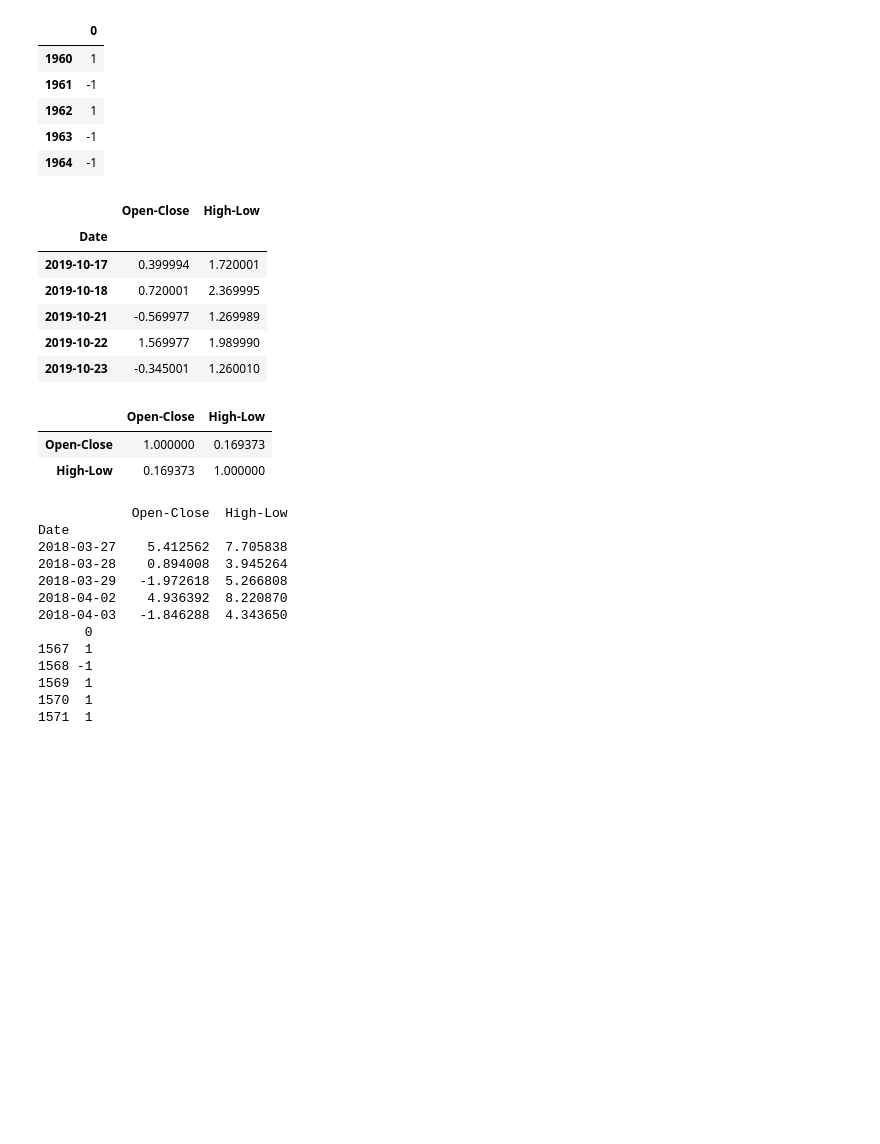
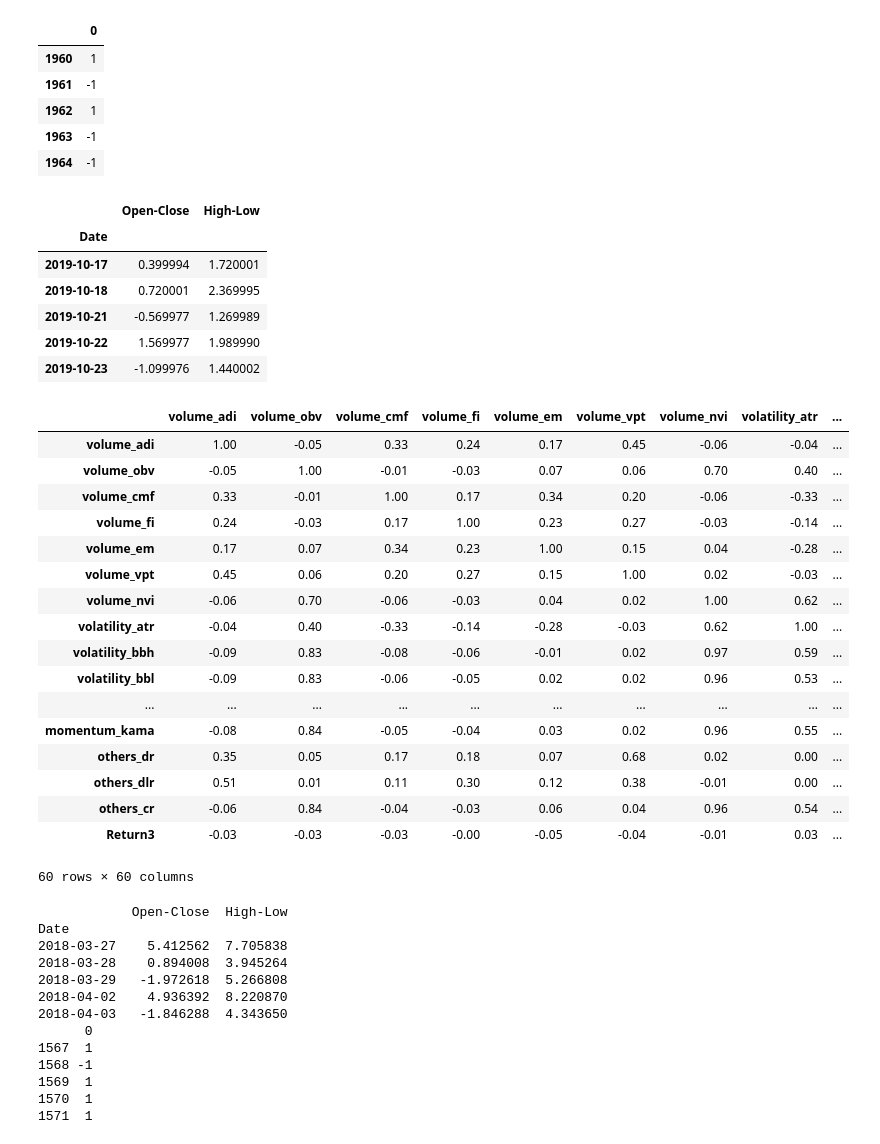
Before and after one commit to ferlucio2019/ejemplo2, a Jupyter notebook: primer_modelo.ipynb, the cells around one changed output. Cells and saved outputs as stored; diff of their text form; code cells hidden in the pictures; blank space fills up the shorter version.

```diff
--- a/primer_modelo.ipynb
+++ b/primer_modelo.ipynb
@@ -99,7 +104,7 @@ print(Df.tail())
 #Df=Df.dropna(inplace=True)
 
 # Add all ta features filling nans values
-#Df = add_all_ta_features(Df, "open", "high", "low", "close", "volume",fillna=True)
+Df = add_all_ta_features(Df, "open", "high", "low", "close", "volume",fillna=True)
 # %% [output]
 Index(['High', 'Low', 'Open', 'Close', 'Volume', 'Adj Close'], dtype='object')
 Index(['high', 'low', 'open', 'volume', 'close'], dtype='object')
@@ -153,4 +180,4 @@ Date
 | 2019-10-18 | 0.720001 | 2.369995 |
 | 2019-10-21 | -0.569977 | 1.269989 |
 | 2019-10-22 | 1.569977 | 1.989990 |
-| 2019-10-23 | -0.345001 | 1.260010 |
+| 2019-10-23 | -1.099976 | 1.440002 |
@@ -157,11 +186,26 @@ Date
 # %%
 #Vemos la multicolinealidad con la correlación entre las features
-features=list(Df.columns[-2:])
-Df[features].corr()
+features=list(Df.columns[5:])
+np.round(Df[features].corr(),2)
 # %% [output]
-|  | Open-Close | High-Low |
-| Open-Close | 1.000000 | 0.169373 |
-| High-Low | 0.169373 | 1.000000 |
+|  | volume_adi | volume_obv | volume_cmf | volume_fi | volume_em | volume_vpt | volume_nvi | volatility_atr | ... |
+| volume_adi | 1.00 | -0.05 | 0.33 | 0.24 | 0.17 | 0.45 | -0.06 | -0.04 | ... |
+| volume_obv | -0.05 | 1.00 | -0.01 | -0.03 | 0.07 | 0.06 | 0.70 | 0.40 | ... |
+| volume_cmf | 0.33 | -0.01 | 1.00 | 0.17 | 0.34 | 0.20 | -0.06 | -0.33 | ... |
+| volume_fi | 0.24 | -0.03 | 0.17 | 1.00 | 0.23 | 0.27 | -0.03 | -0.14 | ... |
+| volume_em | 0.17 | 0.07 | 0.34 | 0.23 | 1.00 | 0.15 | 0.04 | -0.28 | ... |
+| volume_vpt | 0.45 | 0.06 | 0.20 | 0.27 | 0.15 | 1.00 | 0.02 | -0.03 | ... |
+| volume_nvi | -0.06 | 0.70 | -0.06 | -0.03 | 0.04 | 0.02 | 1.00 | 0.62 | ... |
+| volatility_atr | -0.04 | 0.40 | -0.33 | -0.14 | -0.28 | -0.03 | 0.62 | 1.00 | ... |
+| volatility_bbh | -0.09 | 0.83 | -0.08 | -0.06 | -0.01 | 0.02 | 0.97 | 0.59 | ... |
+| volatility_bbl | -0.09 | 0.83 | -0.06 | -0.05 | 0.02 | 0.02 | 0.96 | 0.53 | ... |
+| ... | ... | ... | ... | ... | ... | ... | ... | ... | ... |
+| momentum_kama | -0.08 | 0.84 | -0.05 | -0.04 | 0.03 | 0.02 | 0.96 | 0.55 | ... |
+| others_dr | 0.35 | 0.05 | 0.17 | 0.18 | 0.07 | 0.68 | 0.02 | 0.00 | ... |
+| others_dlr | 0.51 | 0.01 | 0.11 | 0.30 | 0.12 | 0.38 | -0.01 | 0.00 | ... |
+| others_cr | -0.06 | 0.84 | -0.04 | -0.03 | 0.06 | 0.04 | 0.96 | 0.54 | ... |
+| Return3 | -0.03 | -0.03 | -0.03 | -0.00 | -0.05 | -0.04 | -0.01 | 0.03 | ... |
+60 rows × 60 columns
 # %%
 # Split la muestra entre InSample y OutSample
     split_percentage = 0.8
```
Also changed, not shown: parts of 8 cells of this notebook.
